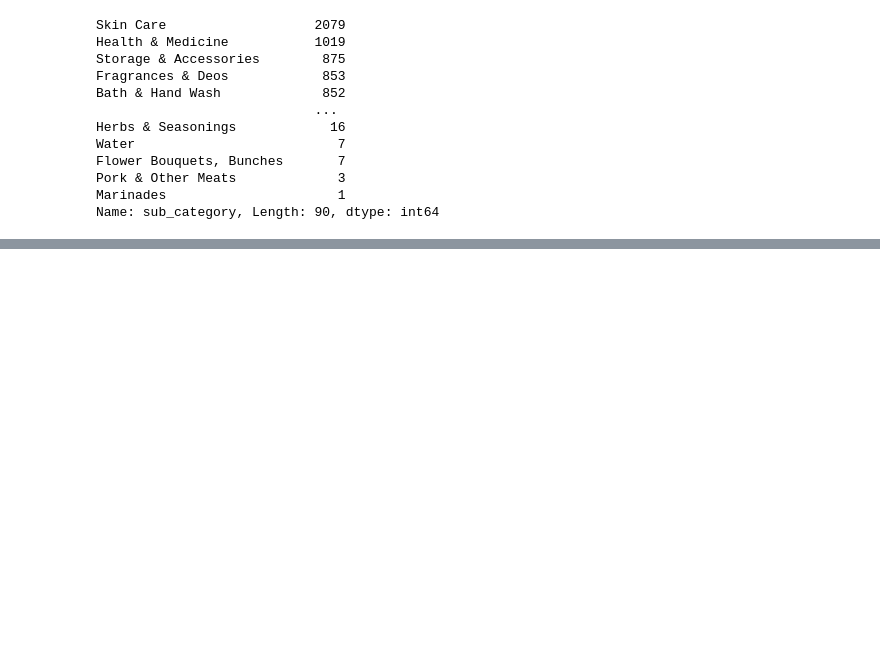
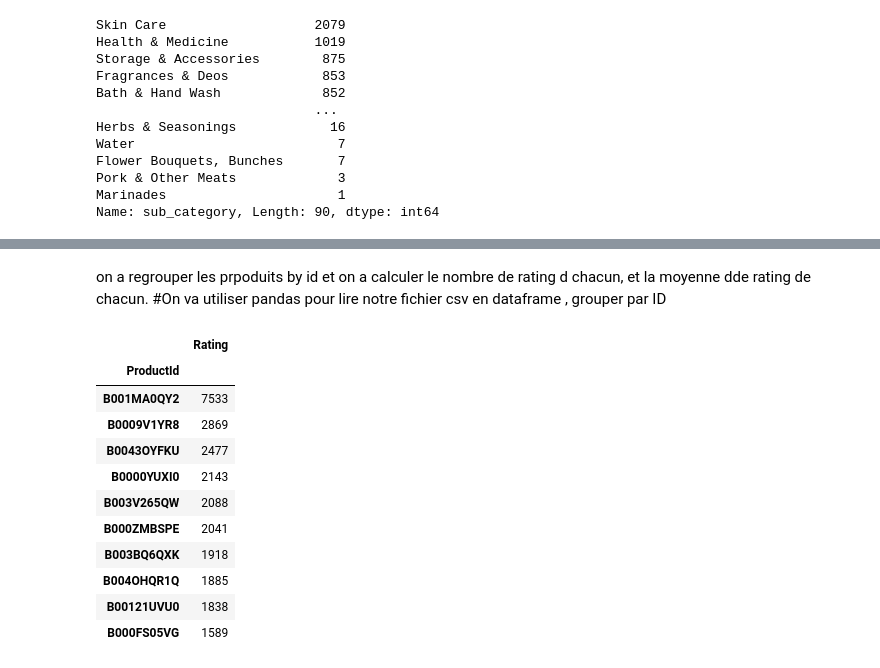
Before and after one commit to Fatimazahraealamrani/inteship, a Jupyter notebook: analyse_data.ipynb, the cells around one changed output, grey strips where cells are left out. Saved outputs shown, nothing was run; the diff lists cells and outputs as text; code cells hidden in the pictures; blank space fills up the shorter version.

```diff
--- a/analyse_data.ipynb
+++ b/analyse_data.ipynb
@@ -160,0 +244,21 @@ Name: sub_category, Length: 90, dtype: int64
+# %% [markdown]
+on a regrouper les prpoduits by id et on a calculer le nombre de rating d chacun, et la moyenne  dde rating de chacun.
+#On va utiliser pandas pour lire notre fichier csv en dataframe , grouper par ID
+# %%
+  #top 10 products based on sales.
+popular_products=pd.DataFrame(data_again.groupby('ProductId')['Rating'].count())
+most_pop=popular_products.sort_values('Rating',ascending=False)
+most_pop.head(10)
+# %% [output]
+|  | Rating |
+| ProductId |  |
+| B001MA0QY2 | 7533 |
+| B0009V1YR8 | 2869 |
+| B0043OYFKU | 2477 |
+| B0000YUXI0 | 2143 |
+| B003V265QW | 2088 |
+| B000ZMBSPE | 2041 |
+| B003BQ6QXK | 1918 |
+| B004OHQR1Q | 1885 |
+| B00121UVU0 | 1838 |
+| B000FS05VG | 1589 |
```
Also changed, not shown: parts of 11 cells of this notebook.
